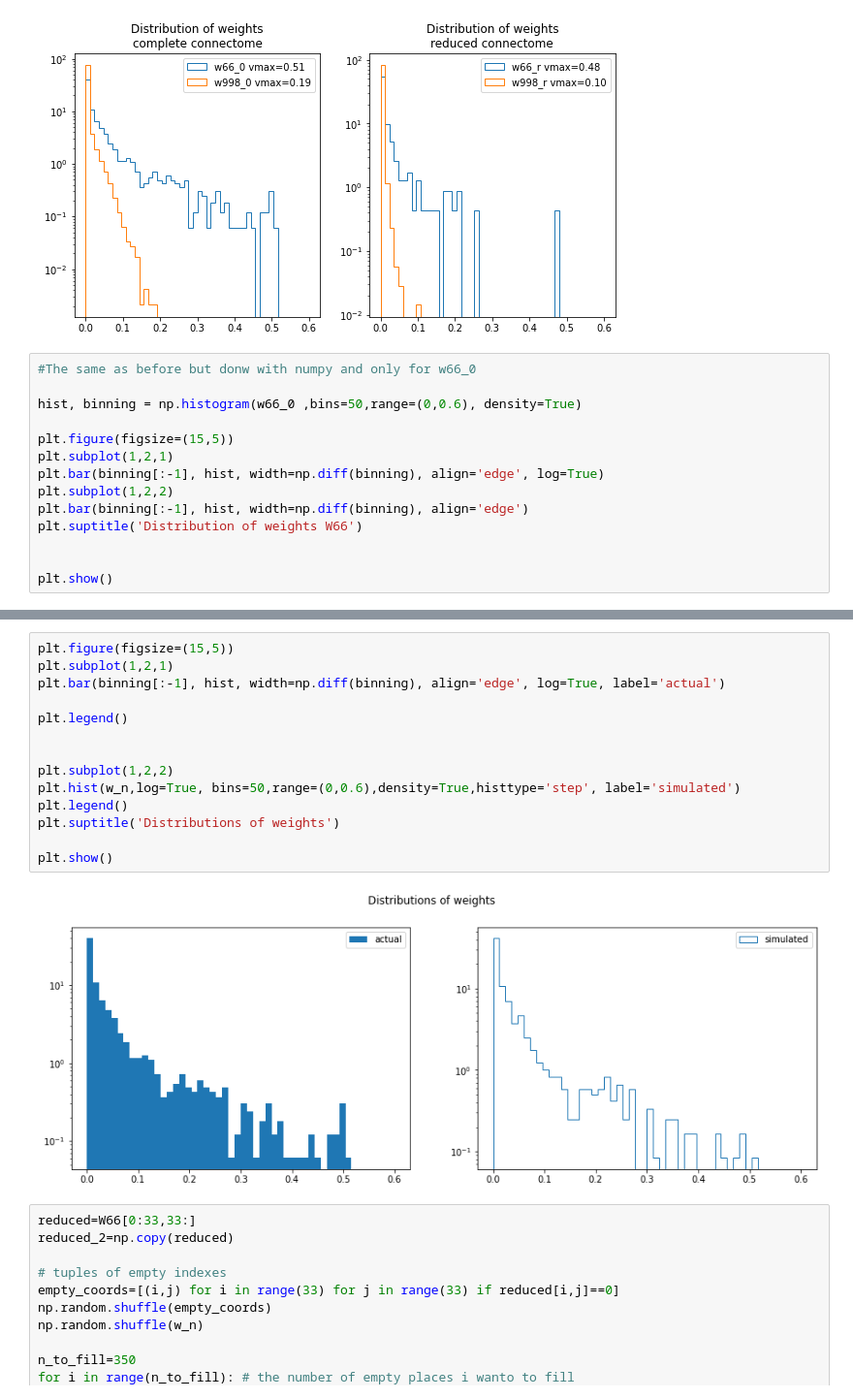
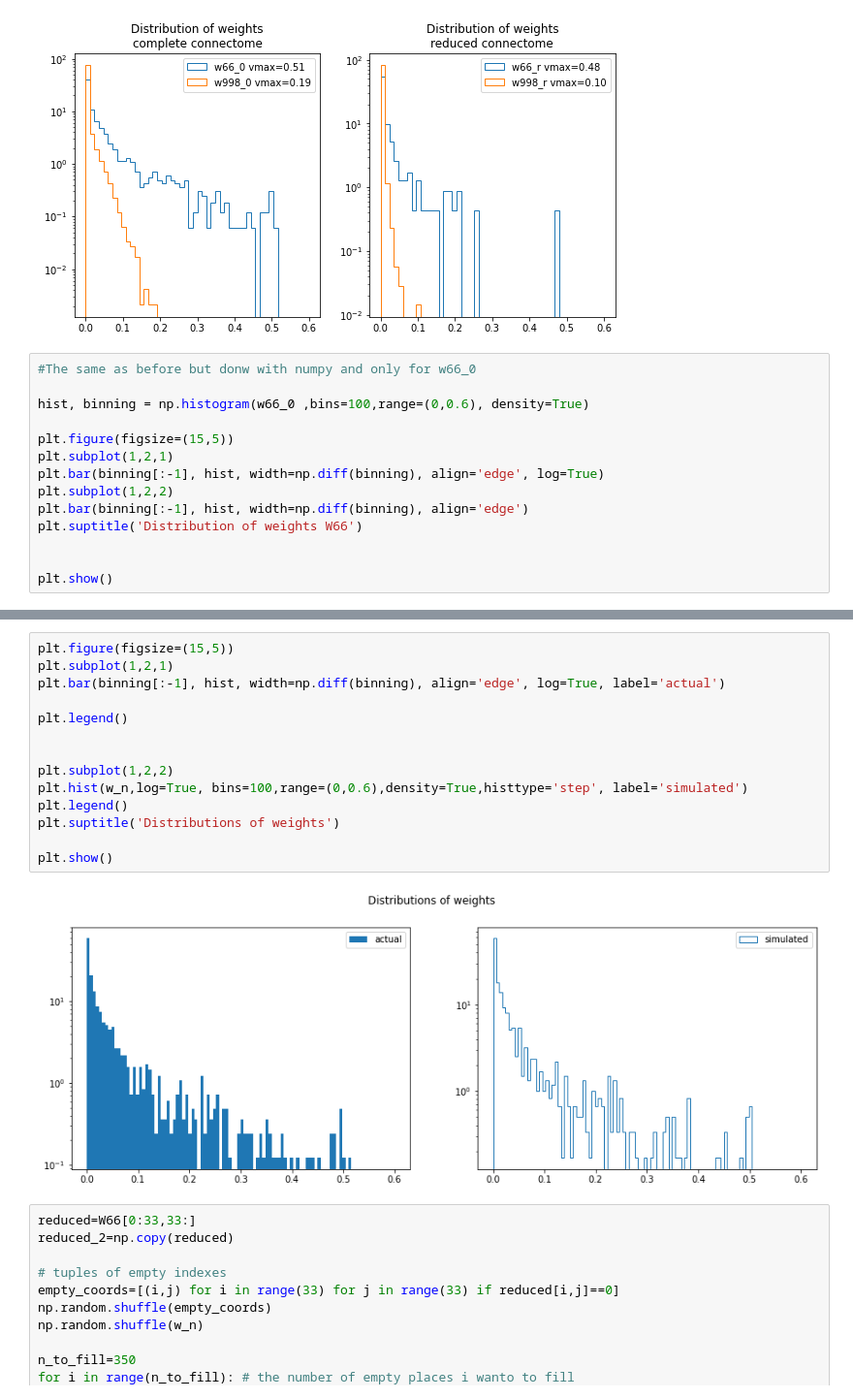
Before and after one commit to tommaso-bertola/TesiTriennale, a Jupyter notebook: Code/Modified connectome.ipynb, the cells around one changed output, grey strips where cells are left out. Shown: that part at 97% size. Cells and saved outputs as stored; diff of their text form.

```diff
--- a/Code/Modified connectome.ipynb
+++ b/Code/Modified connectome.ipynb
@@ -49,7 +49,7 @@ plt.show()
 # %%
 #The same as before but donw with numpy and only for w66_0
 
-hist, binning = np.histogram(w66_0 ,bins=50,range=(0,0.6), density=True)
+hist, binning = np.histogram(w66_0 ,bins=100,range=(0,0.6), density=True)
 
 plt.figure(figsize=(15,5))
 plt.subplot(1,2,1)
@@ -88,19 +88,19 @@ plt.show()
 # %%
 plt.figure(figsize=(15,5))
 plt.subplot(1,2,1)
 plt.bar(binning[:-1], hist, width=np.diff(binning), align='edge', log=True, label='actual')
 
 plt.legend()
 
 
 plt.subplot(1,2,2)
-plt.hist(w_n,log=True, bins=50,range=(0,0.6),density=True,histtype='step', label='simulated')
+plt.hist(w_n,log=True, bins=100,range=(0,0.6),density=True,histtype='step', label='simulated')
 plt.legend()
 plt.suptitle('Distributions of weights')
 
 plt.show()
 # %% [output]
-[figure, old version]
+[figure, new version]
 # %%
 reduced=W66[0:33,33:]
 reduced_2=np.copy(reduced)
```
Also changed, not shown: parts of 4 cells of this notebook, 5 other files.
